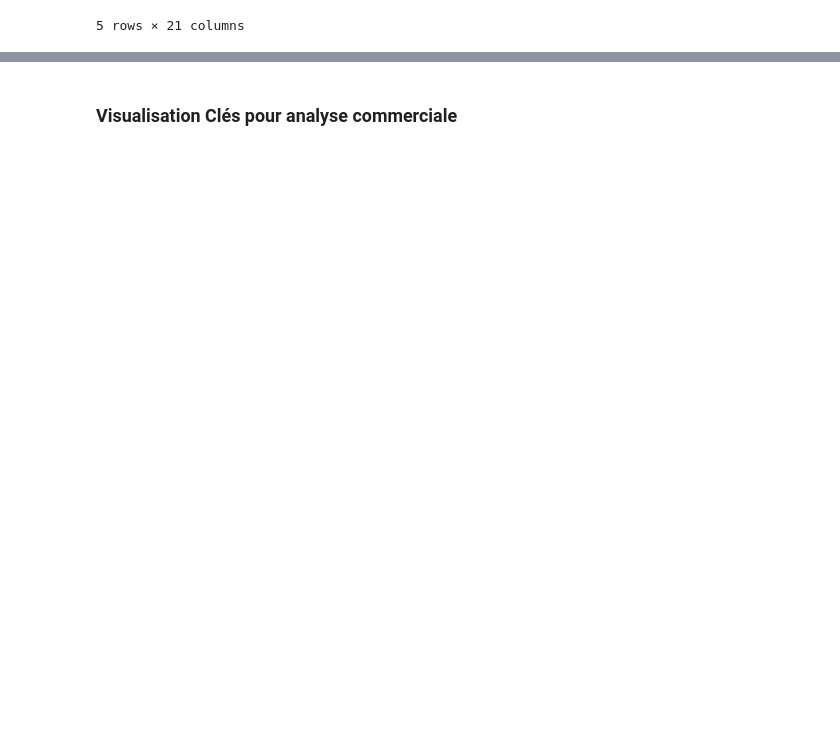
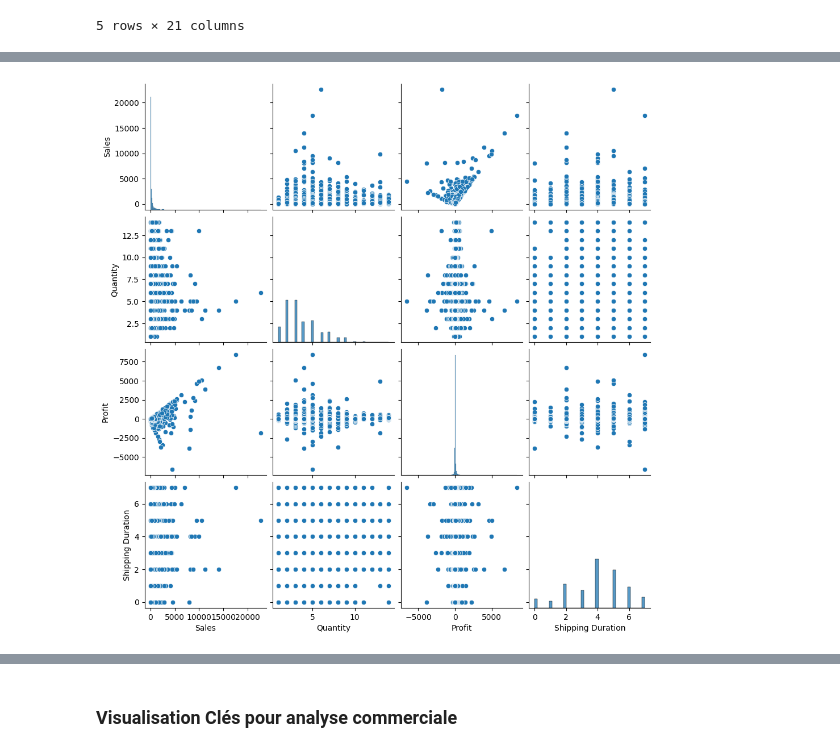
Before and after one commit to JWulfran/Projet_BI_performance_commerciale, a Jupyter notebook: notebooks/Superstore_data_analysis.ipynb, the cells around one changed output, grey strips where cells are left out. Saved outputs shown, nothing was run; the diff lists cells and outputs as text; code cells hidden in the pictures; blank space fills up the shorter version.

```diff
--- a/notebooks/Superstore_data_analysis.ipynb
+++ b/notebooks/Superstore_data_analysis.ipynb
@@ -16,0 +83,5 @@ df.head()
+# %%
+sns.pairplot(df[["Sales","Quantity","Profit","Shipping Duration"]])
+plt.show()
+# %% [output]
+[figure, added]
```
Also changed, not shown: parts of 16 cells of this notebook, 1 other file.
